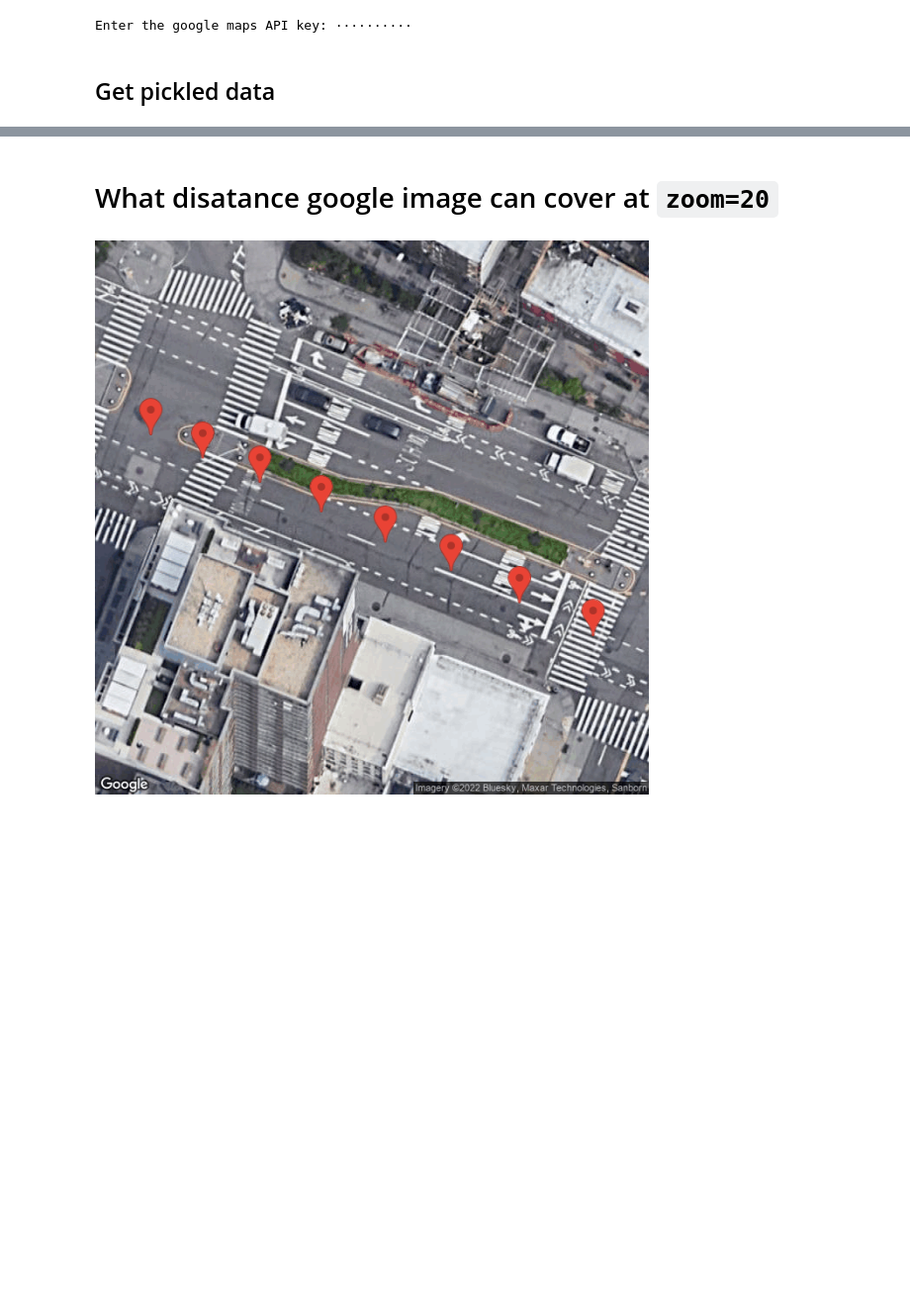
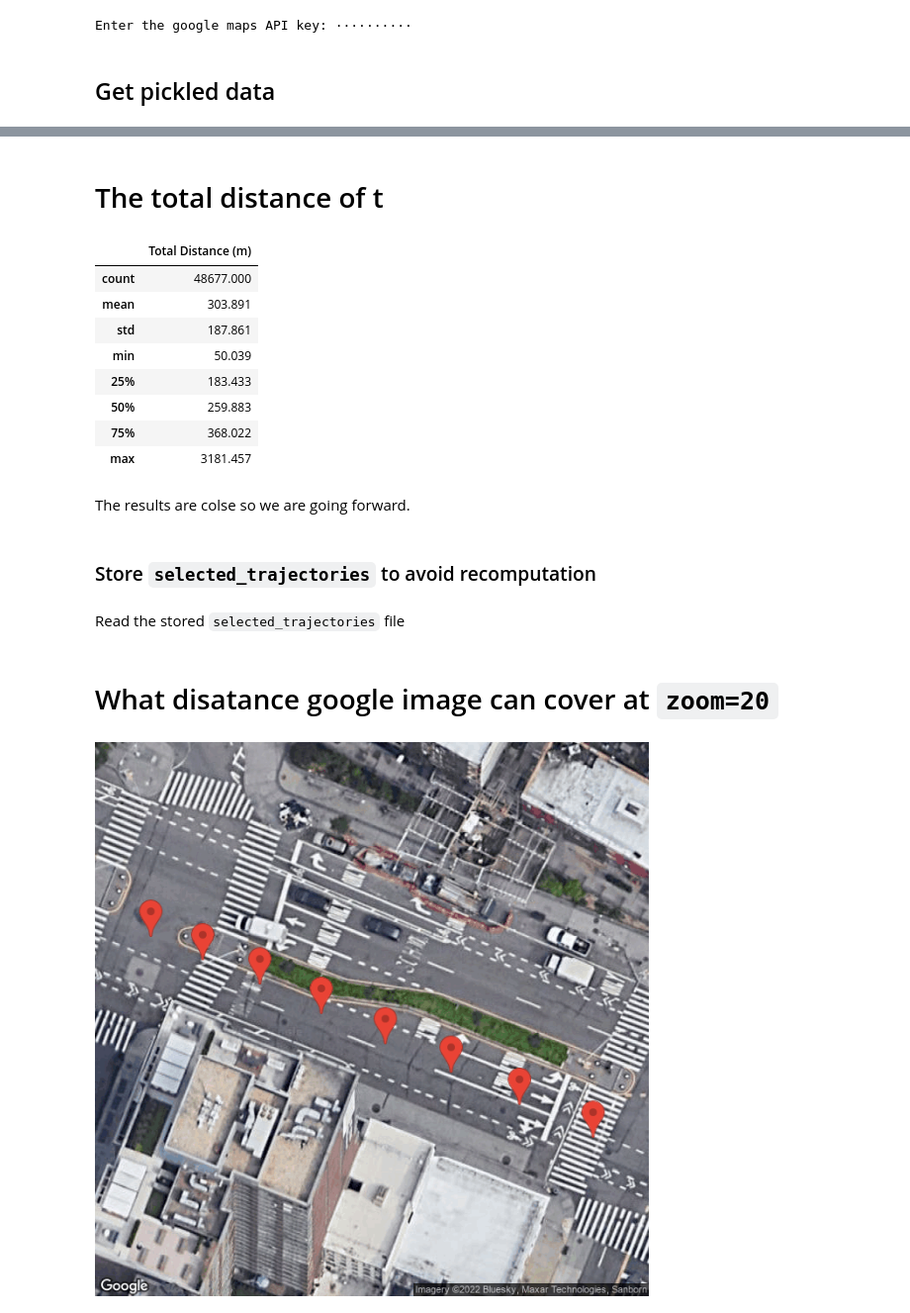
Before and after one commit to AbdulrhmnGhanem/bdd100k-trajectories, a Jupyter notebook: sub_trajectories.ipynb, the cells around one changed output, grey strips where cells are left out. Shown at 99% size. Saved outputs shown, nothing was run; the diff lists cells and outputs as text; code cells hidden in the pictures; blank space fills up the shorter version.

```diff
--- a/sub_trajectories.ipynb
+++ b/sub_trajectories.ipynb
@@ -78,0 +66,30 @@ less_than_500_m.describe()
+# %% [markdown]
+# The total distance of t
+# %%
+total_trajectory_distance = [
+                             (trajectory[0], geopy.distance.vincenty(
+                              (x["latitude"], x["longitude"]),
+                              (y["latitude"], y["longitude"])).meters
+                              )
+                             for trajectory in training_data
+                             for x, y in zip(trajectory[1], trajectory[1][1:])
+                            ]
+
+total_distance_of_each_trajectory = pd.DataFrame(
+                                                total_trajectory_distance,
+                                                columns=['Trajectory', 'Total Distance (m)']
+                                                ).groupby('Trajectory').sum()
+more_than_50_m_total = total_distance_of_each_trajectory[total_distance_of_each_trajectory["Total Distance (m)"] >= 50]
+more_than_50_m_total.describe()
+# %% [output]
+|  | Total Distance (m) |
+| count | 48677.000 |
+| mean | 303.891 |
+| std | 187.861 |
+| min | 50.039 |
+| 25% | 183.433 |
+| 50% | 259.883 |
+| 75% | 368.022 |
+| max | 3181.457 |
+# %% [markdown]
+The results are colse so we are going forward.
@@ -78,0 +100,2 @@ less_than_500_m.describe()
+# %% [markdown]
+### Store `selected_trajectories` to avoid recomputation
@@ -78,0 +105,2 @@ less_than_500_m.describe()
+# %% [markdown]
+Read the stored `selected_trajectories` file
```
Also changed, not shown: parts of 8 cells of this notebook.
